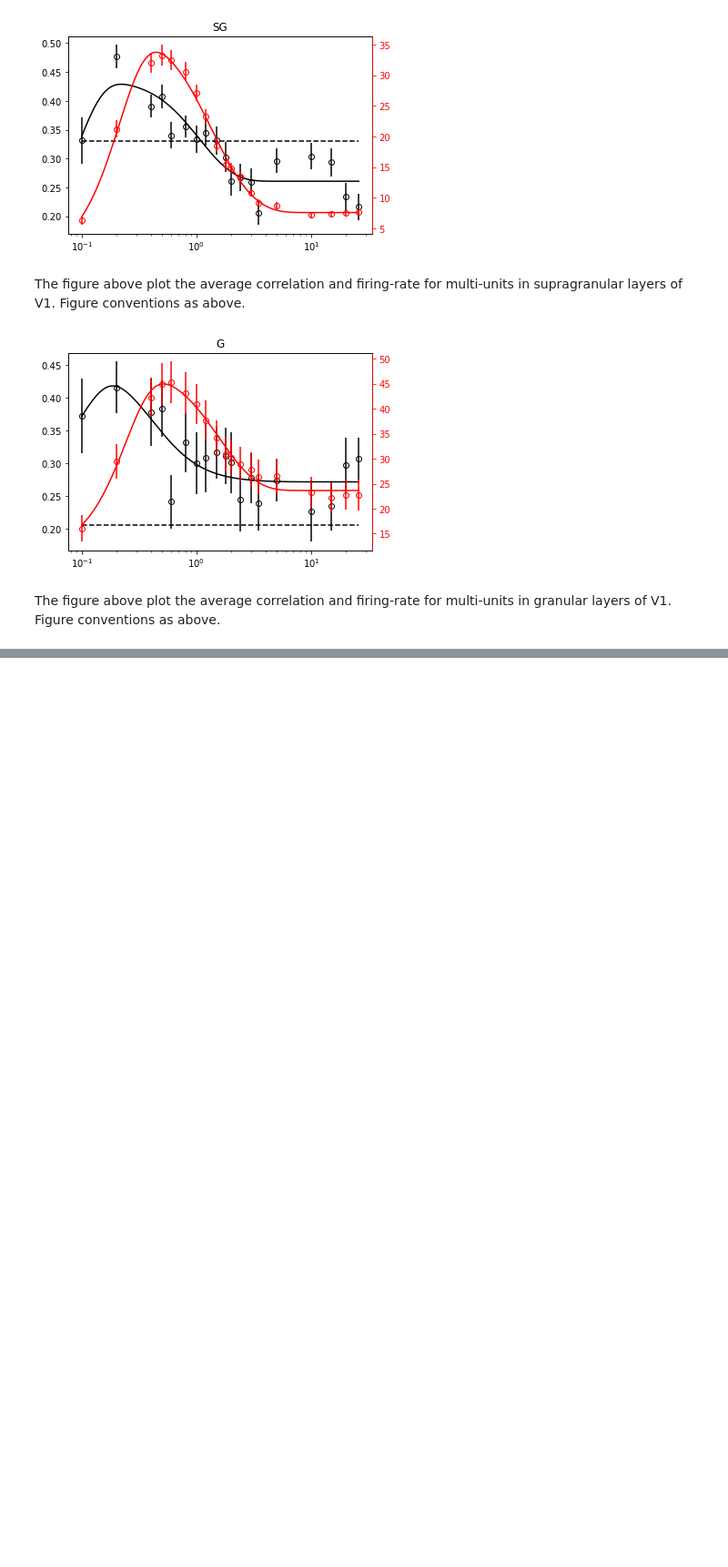
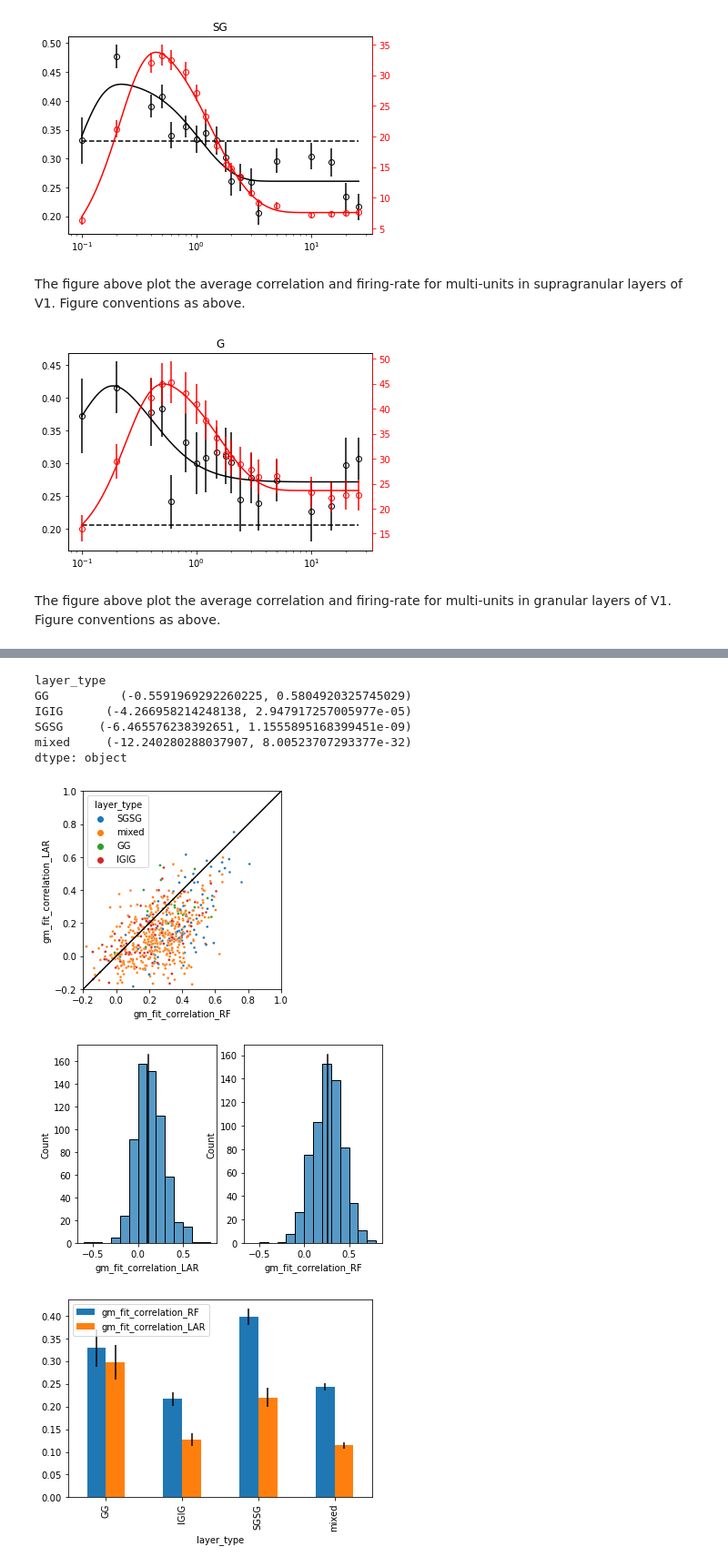
Before and after one commit to nurminenlab/variability-sizetuning-analysis, a Jupyter notebook: correlation-notebook-2022-01-20.ipynb, the cells around one changed output, grey strips where cells are left out. Shown at 91% size. Cells and saved outputs as stored; diff of their text form; code cells hidden in the pictures; blank space fills up the shorter version.

```diff
--- a/correlation-notebook-2022-01-20.ipynb
+++ b/correlation-notebook-2022-01-20.ipynb
@@ -219,0 +317,34 @@ The figure above plot the average correlation and firing-rate for multi-units in
+# %%
+# plot correlation RF vs LAR + stats
+plt.figure(num='RF vs LAR')
+ax = plt.subplot(111)
+sns.scatterplot(x='gm_fit_correlation_RF',y='gm_fit_correlation_LAR',hue='layer_type',data=params_df,ax=ax, s=8)
+ax.plot([-1,1],[-1,1],'k-')
+ax.set_xlim(-0.2,1)
+ax.set_ylim(-0.2,1)
+ax.set_aspect('equal')
+
+plt.figure(num='suppression hist')
+ax = plt.subplot(1,2,1)
+sns.histplot(x='gm_fit_correlation_LAR',data=params_df,ax=ax,bins=np.arange(-0.6,0.9,0.1))
+ax.plot([params_df['gm_fit_correlation_LAR'].median(),params_df['gm_fit_correlation_LAR'].median()],[0,ax.get_ylim()[1]],'k-')
+ax2 = plt.subplot(1,2,2)
+sns.histplot(x='gm_fit_correlation_RF',data=params_df,ax=ax2,bins=np.arange(-0.6,0.9,0.1))
+ax2.plot([params_df['gm_fit_correlation_RF'].median(),params_df['gm_fit_correlation_RF'].median()],[0,ax2.get_ylim()[1]],'k-')
+
+plt.figure(num='RF vs LAR bar')
+ax = plt.subplot(111)
+SEM = params_df.groupby('layer_type')['gm_fit_correlation_RF','gm_fit_correlation_LAR'].sem()
+params_df.groupby('layer_type')['gm_fit_correlation_RF','gm_fit_correlation_LAR'].mean().plot(kind='bar',ax=ax,yerr=SEM)
+
+params_df.groupby('layer_type').apply(lambda x: sts.ttest_ind(x['gm_fit_correlation_LAR'],x['gm_fit_correlation_RF'],equal_var=False,nan_policy='omit'))
+# %% [output]
+layer_type
+GG          (-0.5591969292260225, 0.5804920325745029)
+IGIG      (-4.266958214248138, 2.947917257005977e-05)
+SGSG     (-6.465576238392651, 1.1555895168399451e-09)
+mixed     (-12.240280288037907, 8.00523707293377e-32)
+dtype: object
+[figure, added]
+[figure, added]
+[figure, added]
```
Also changed, not shown: parts of 9 cells of this notebook.
